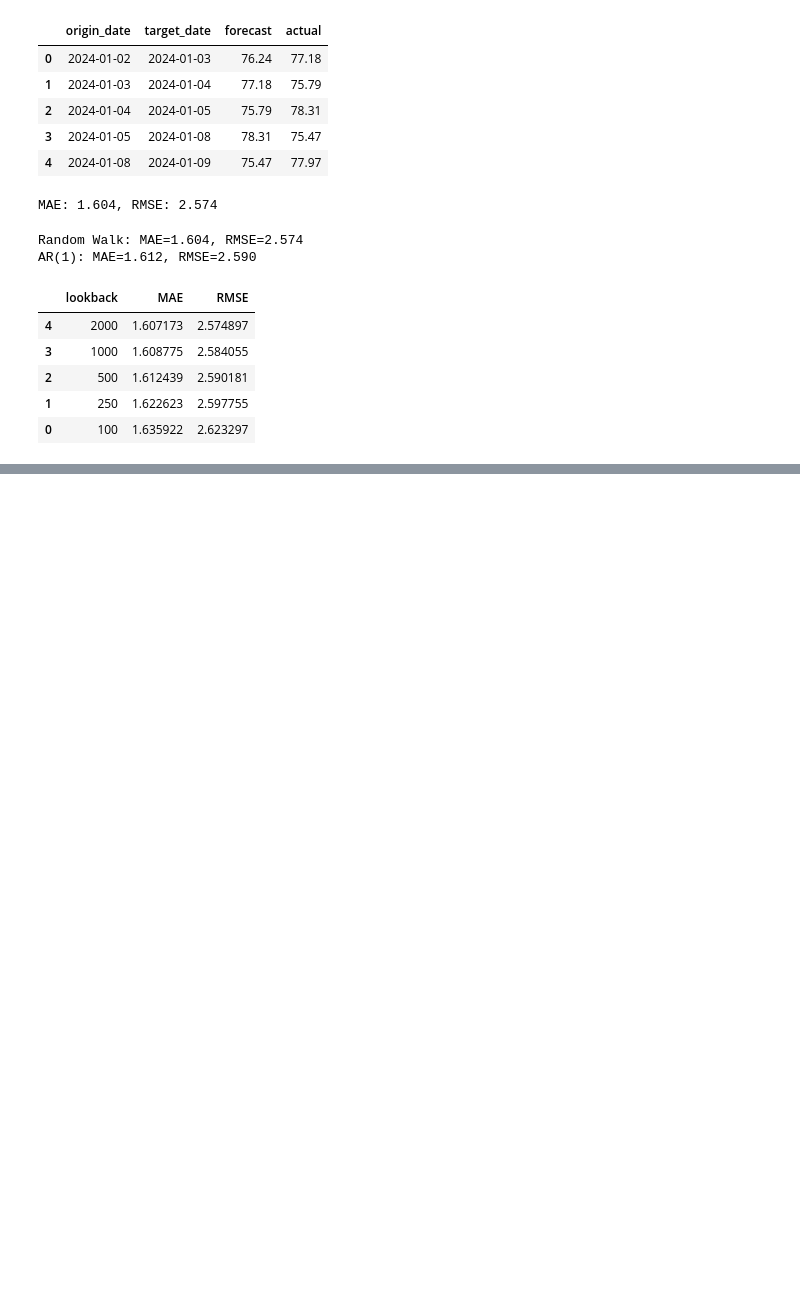
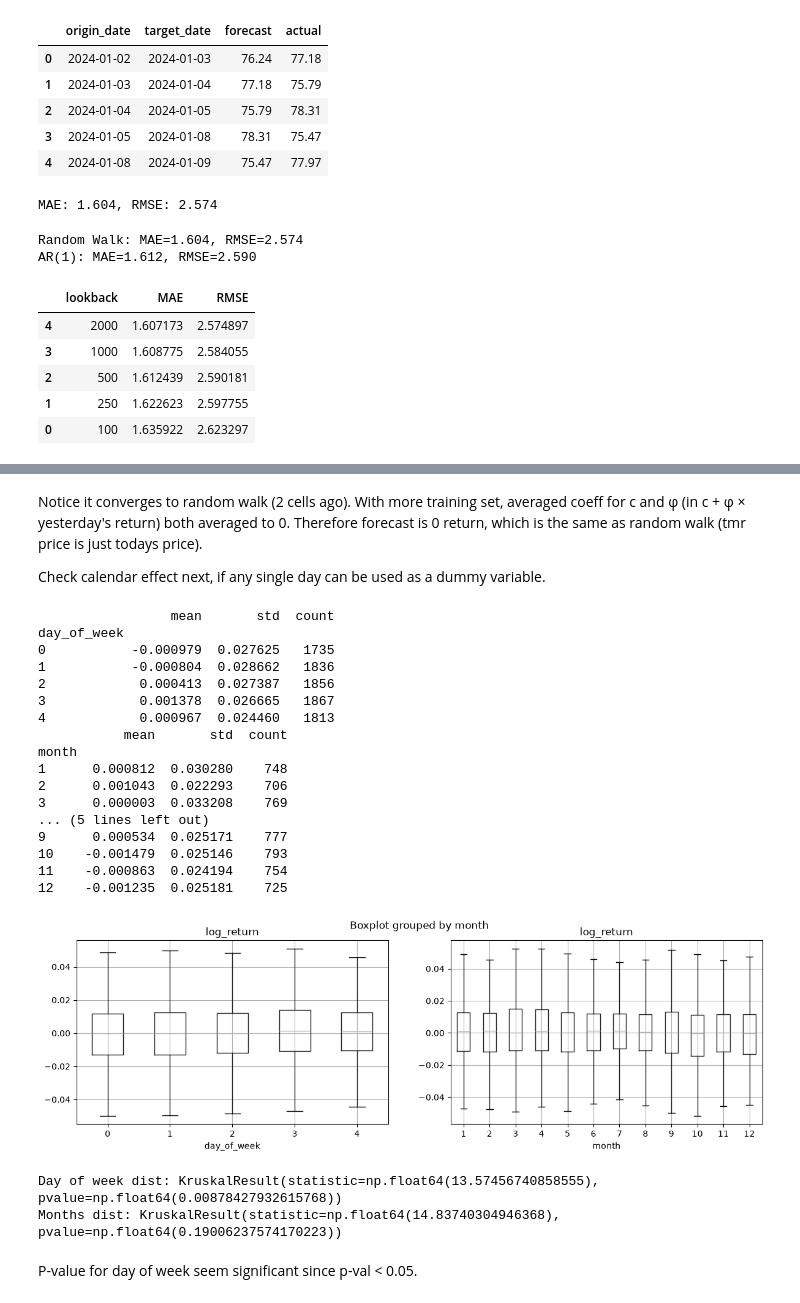
Before and after one commit to airrehn/Sample-Taxed, a Jupyter notebook: notebooks/01_explore_data.ipynb, the cells around one changed output, grey strips where cells are left out. Saved outputs shown, nothing was run; the diff lists cells and outputs as text; code cells hidden in the pictures; blank space fills up the shorter version.

Commit message:
Add GARCH(1,1) volatility, rule out seasonality at h=1, and AR lookback/training set > 2000 days converges to RW

```diff
--- a/notebooks/01_explore_data.ipynb
+++ b/notebooks/01_explore_data.ipynb
@@ -156,0 +209,54 @@ compare_models(results_dict, volatility=vol)
+# %% [markdown]
+Notice it converges to random walk (2 cells ago). With more training set, averaged coeff for c and φ (in  c + φ × yesterday's return) both averaged to 0. Therefore forecast is 0 return, which is the same as random walk (tmr price is just todays price).
+
+Check calendar effect next, if any single day can be used as a dummy variable.
+# %%
+from scipy.stats import kruskal
+
+spot = load_brent_spot(start="1987-01-01")
+
+data = spot.copy()
+data["log_return"] = log_returns(data, col="brent_spot")
+data = data.dropna()
+
+seasonal = data.copy()
+seasonal["day_of_week"] = seasonal.index.dayofweek # (0=Monday, 4=Friday)
+seasonal["month"] = seasonal.index.month
+
+print(seasonal.groupby("day_of_week")["log_return"].agg(["mean", "std", "count"])) # do groupby day/month
+print(seasonal.groupby("month")["log_return"].agg(["mean", "std", "count"]))
+
+fig, axes = plt.subplots(1,2,figsize = (14, 4))
+seasonal.boxplot(column="log_return", by="day_of_week", ax=axes[0], showfliers=False)
+seasonal.boxplot(column="log_return", by="month", ax=axes[1], showfliers=False)
+plt.show()
+# %% [output]
+                 mean       std  count
+day_of_week
+0           -0.000979  0.027625   1735
+1           -0.000804  0.028662   1836
+2            0.000413  0.027387   1856
+3            0.001378  0.026665   1867
+4            0.000967  0.024460   1813
+           mean       std  count
+month
+1      0.000812  0.030280    748
+2      0.001043  0.022293    706
+3      0.000003  0.033208    769
+... (5 lines left out)
+9      0.000534  0.025171    777
+10    -0.001479  0.025146    793
+11    -0.000863  0.024194    754
+12    -0.001235  0.025181    725
+[figure, added]
+# %%
+groups_days = [g["log_return"].values for _, g in seasonal.groupby("day_of_week")]
+groups_months = [g["log_return"].values for _, g in seasonal.groupby("month")]
+
+print("Day of week dist:", kruskal(*groups_days))
+print("Months dist:", kruskal(*groups_months))
+# %% [output]
+Day of week dist: KruskalResult(statistic=np.float64(13.57456740858555), pvalue=np.float64(0.00878427932615768))
+Months dist: KruskalResult(statistic=np.float64(14.83740304946368), pvalue=np.float64(0.19006237574170223))
+# %% [markdown]
+P-value for day of week seem significant since p-val < 0.05.
```
Also changed, not shown: parts of 5 cells of this notebook, 2 other files.
